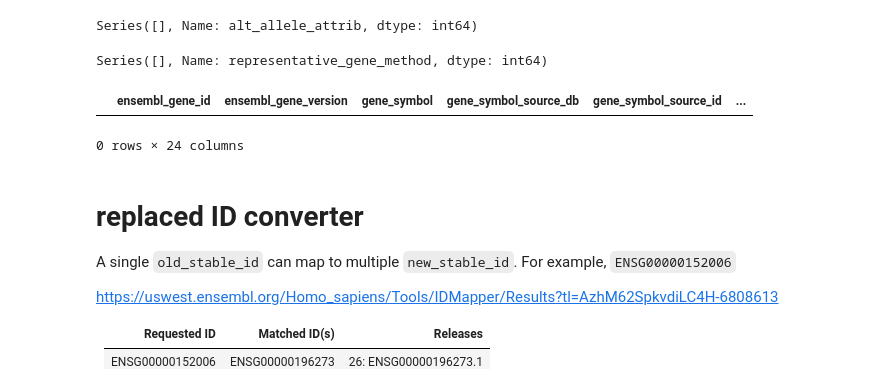
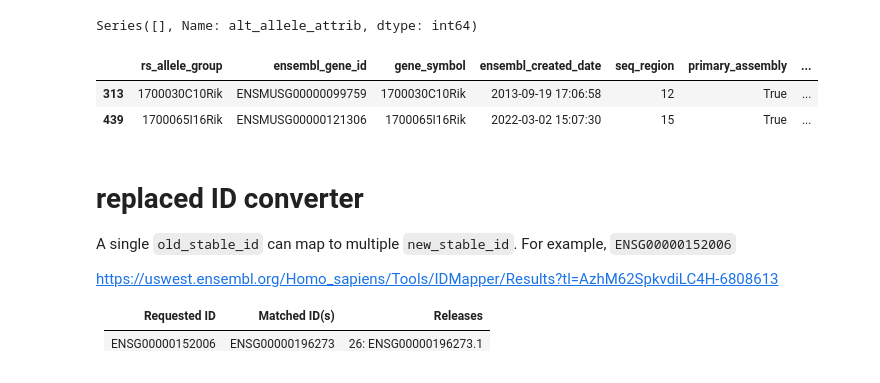
Before and after one commit to related-sciences/ensembl-genes, a Jupyter notebook: ensembl_genes_eda.ipynb, the cells around one changed output. Cells and saved outputs as stored; diff of their text form; code cells hidden in the pictures.

```diff
--- a/ensembl_genes_eda.ipynb
+++ b/ensembl_genes_eda.ipynb
@@ -152,14 +160,11 @@ ensg.alt_allele_df.alt_allele_attrib.value_counts()
 # %% [output]
 Series([], Name: alt_allele_attrib, dtype: int64)
-# %%
-ensg.alt_allele_df.query("is_representative_gene").representative_gene_method.value_counts()
-# %% [output]
-Series([], Name: representative_gene_method, dtype: int64)
 # %%
-ensg.gene_df.query("ensembl_gene_id != ensembl_representative_gene_id").head(2)
+ensg.representative_gene_df.query("ensembl_gene_id != ensembl_representative_gene_id").head(2)
 # %% [output]
-|  | ensembl_gene_id | ensembl_gene_version | gene_symbol | gene_symbol_source_db | gene_symbol_source_id | ... |
+|  | rs_allele_group | ensembl_gene_id | gene_symbol | ensembl_created_date | seq_region | primary_assembly | ... |
+| 313 | 1700030C10Rik | ENSMUSG00000099759 | 1700030C10Rik | 2013-09-19 17:06:58 | 12 | True | ... |
+| 439 | 1700065I16Rik | ENSMUSG00000121306 | 1700065I16Rik | 2022-03-02 15:07:30 | 15 | True | ... |
-0 rows × 24 columns
 # %% [markdown]
 # replaced ID converter
 
```
Also changed, not shown: parts of 15 cells of this notebook, 23 other files.
